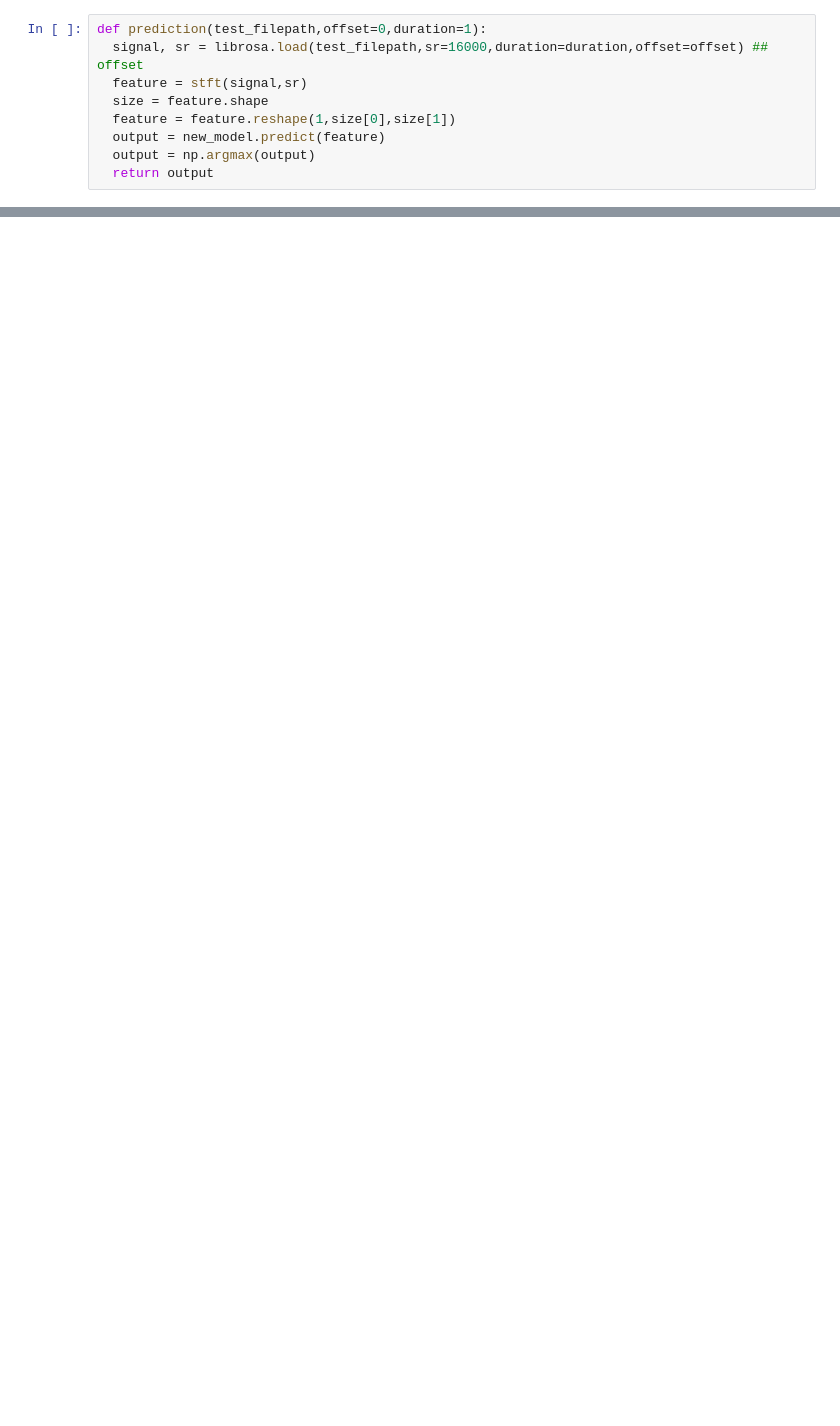
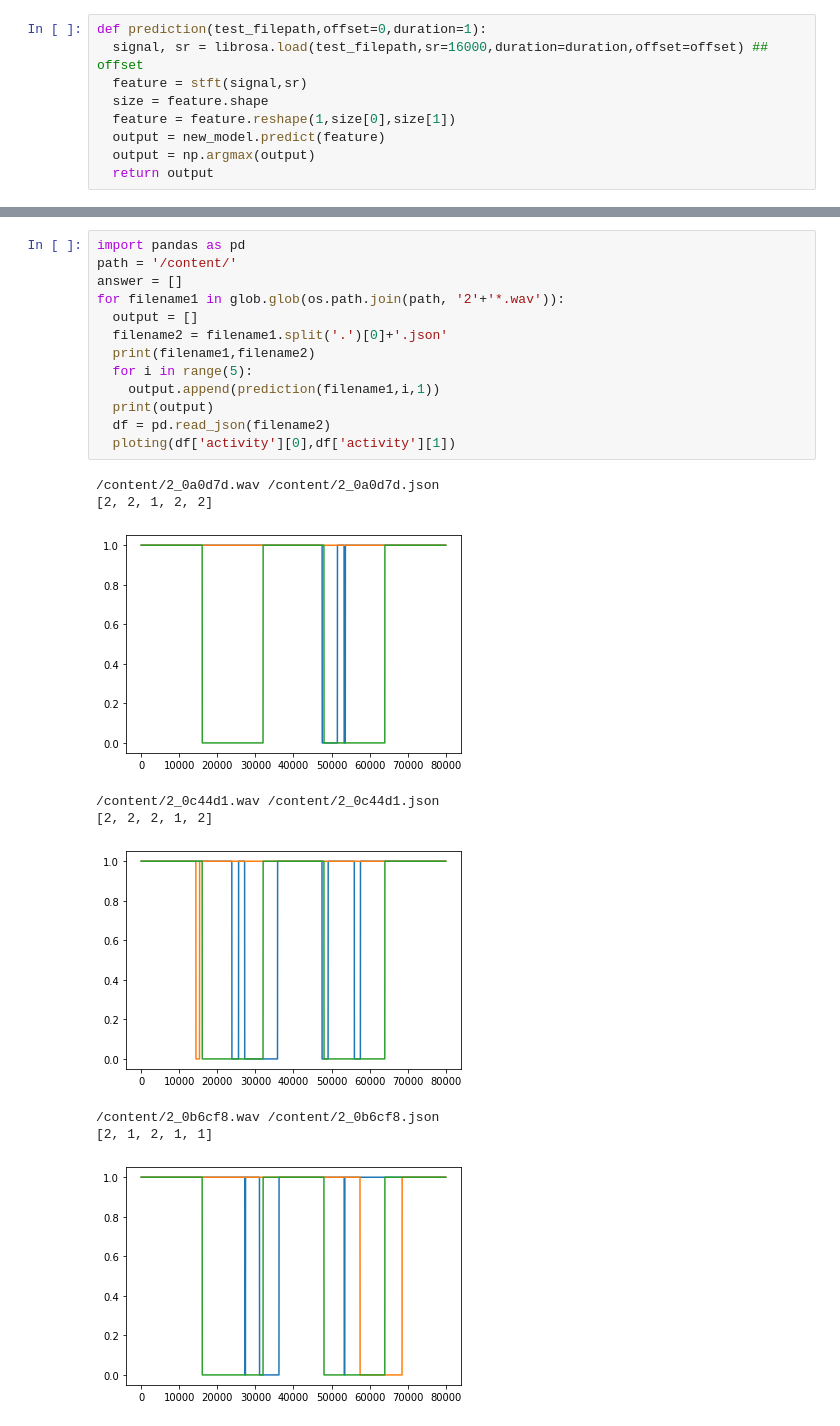
Before and after one commit to vyankateshgithubber/Audio-Source-Count-Estimation, a Jupyter notebook: PerSecondCount.ipynb, the cells around one changed output, grey strips where cells are left out. Saved outputs shown, nothing was run; the diff lists cells and outputs as text; blank space fills up the shorter version.

```diff
--- a/PerSecondCount.ipynb
+++ b/PerSecondCount.ipynb
@@ -392,0 +395,23 @@ plt.plot(p3)
+# %%
+import pandas as pd
+path = '/content/'
+answer = []
+for filename1 in glob.glob(os.path.join(path, '2'+'*.wav')):
+  output = []
+  filename2 = filename1.split('.')[0]+'.json'
+  print(filename1,filename2)
+  for i in range(5):
+    output.append(prediction(filename1,i,1))
+  print(output)
+  df = pd.read_json(filename2)
+  ploting(df['activity'][0],df['activity'][1])
+# %% [output]
+/content/2_0a0d7d.wav /content/2_0a0d7d.json
+[2, 2, 1, 2, 2]
+[figure, added]
+/content/2_0c44d1.wav /content/2_0c44d1.json
+[2, 2, 2, 1, 2]
+[figure, added]
+/content/2_0b6cf8.wav /content/2_0b6cf8.json
+[2, 1, 2, 1, 1]
+[figure, added]
```
Also changed, not shown: parts of 9 cells of this notebook.
